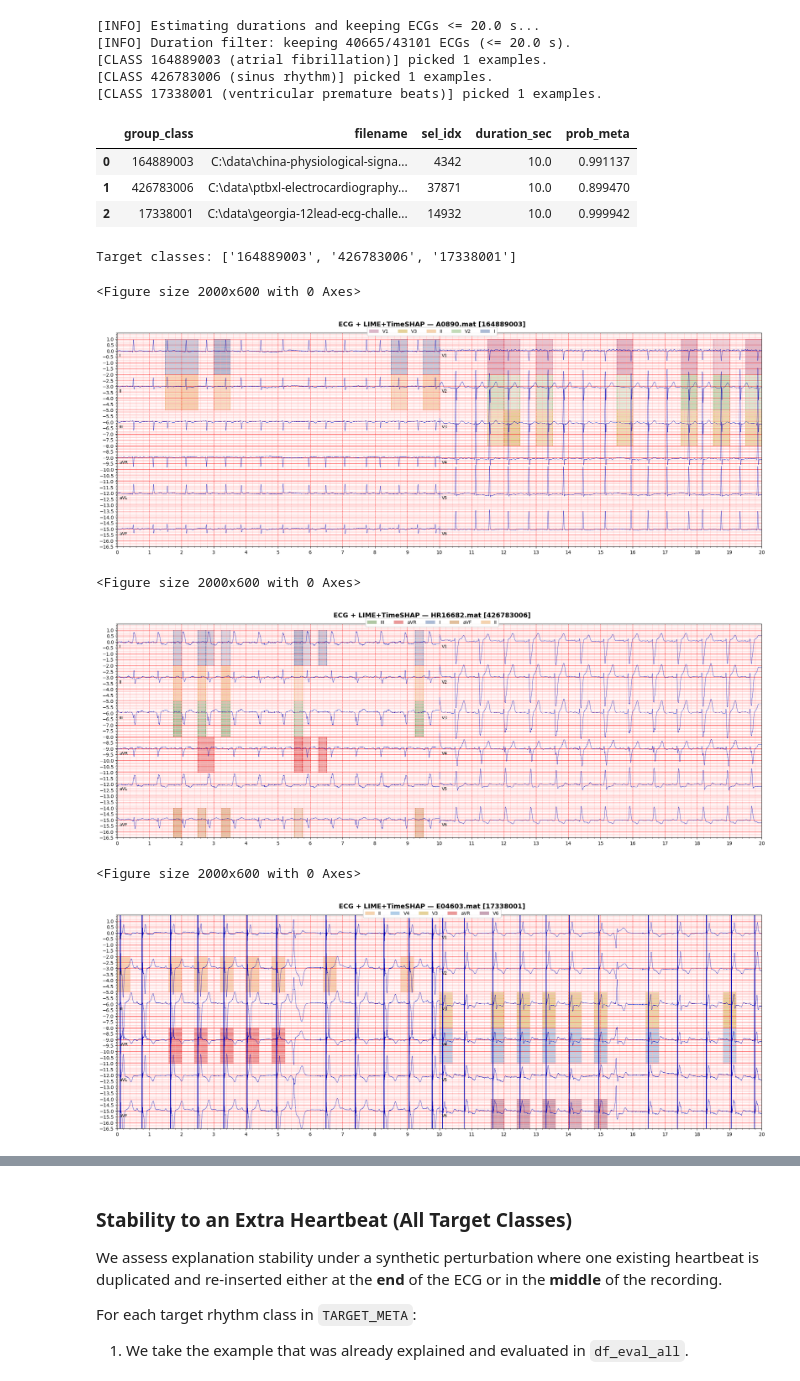
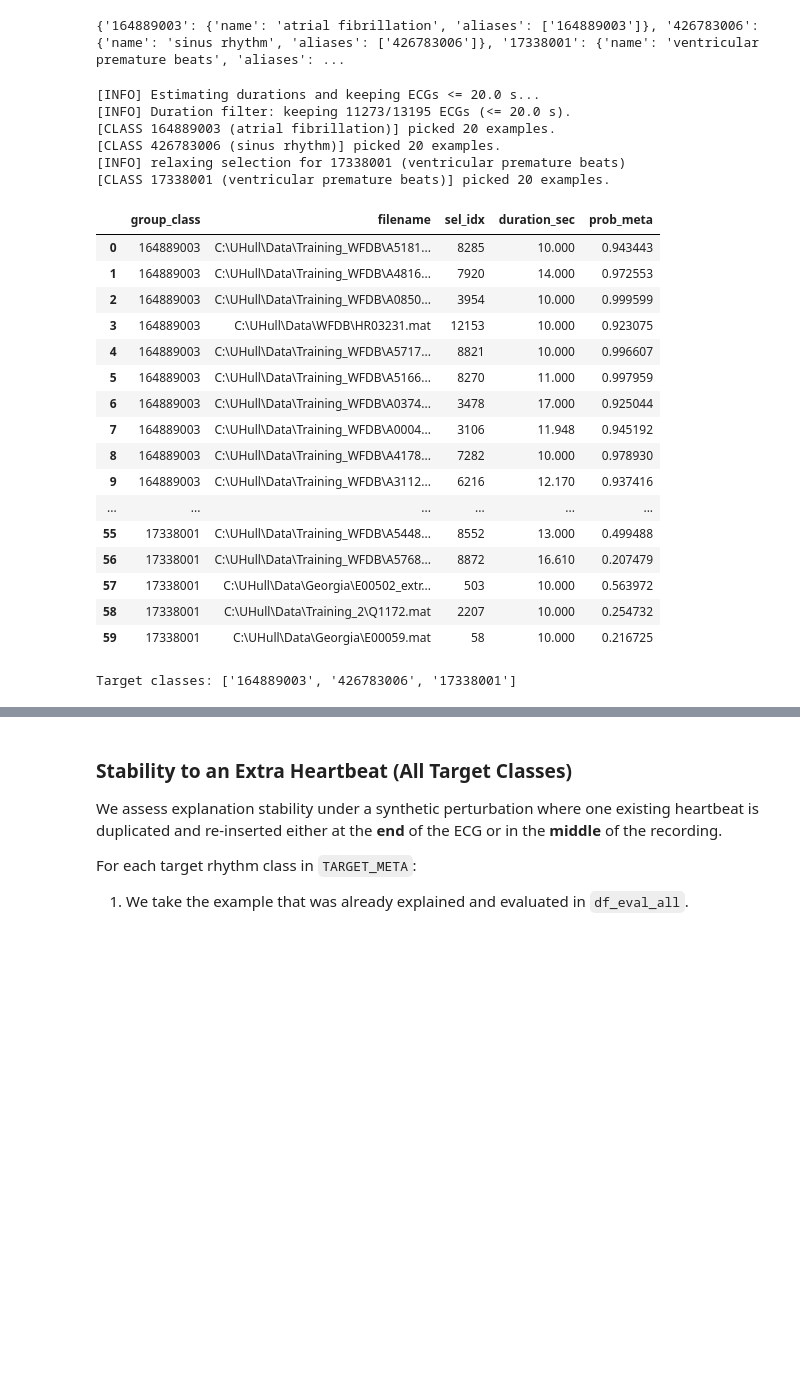
Before and after one commit to nareshwar/ecg-xai, a Jupyter notebook: notebook/ecg-xai.ipynb, the cells around one changed output, grey strips where cells are left out. Drawn from its saved outputs; the diff is of its cells as text; code cells hidden in the pictures; blank space fills up the shorter version.

```diff
--- a/notebook/ecg-xai.ipynb
+++ b/notebook/ecg-xai.ipynb
@@ -55,40 +64,51 @@ class_names = np.load(SNOMED_CLASSES_NPY, allow_pickle=True)
+# %%
+print(TARGET_META)
+# %% [output]
+{'164889003': {'name': 'atrial fibrillation', 'aliases': ['164889003']}, '426783006': {'name': 'sinus rhythm', 'aliases': ['426783006']}, '17338001': {'name': 'ventricular premature beats', 'aliases': ...
 # %%
-ECG_FILENAMES_PATH = ROOT / "data" / "ecg_filenames.npy"
-PROBS_PATH         = ROOT / "data" / "ecg_model_probs.npy"
-CLASS_NAMES_PATH   = ROOT / "data" / "snomed_classes.npy"
-Y_TRUE_PATH        = ROOT / "data" / "ecg_y_true.npy"
-ECG_DURATIONS_PATH = ROOT / "data" / "ecg_durations.npy"
-ECG_PRED_PATH      = ROOT / "data" / "ecg_xai_sel_meta_p0.85_k5.csv"
-
 ecg_filenames = np.load(ECG_FILENAMES_PATH, allow_pickle=True)
 probs         = np.load(PROBS_PATH)
 class_names   = np.load(CLASS_NAMES_PATH, allow_pickle=True)
 y_true        = np.load(Y_TRUE_PATH)
 
 sel_df = build_selection_df_with_aliases(
     ecg_filenames=ecg_filenames,
     probs=probs,
     class_names=class_names,
     target_meta=TARGET_META,
     y_true=y_true,
-    k_per_class=1,
+    k_per_class=20,
     min_prob=0.85,
     max_duration_sec=20.0,
     duration_cache_path=ECG_DURATIONS_PATH
 )
 
 sel_df.to_csv(ECG_PRED_PATH, index=False)
 sel_df
 # %% [output]
 [INFO] Estimating durations and keeping ECGs <= 20.0 s...
-[INFO] Duration filter: keeping 40665/43101 ECGs (<= 20.0 s).
-[CLASS 164889003 (atrial fibrillation)] picked 1 examples.
-[CLASS 426783006 (sinus rhythm)] picked 1 examples.
-[CLASS 17338001 (ventricular premature beats)] picked 1 examples.
+[INFO] Duration filter: keeping 11273/13195 ECGs (<= 20.0 s).
+[CLASS 164889003 (atrial fibrillation)] picked 20 examples.
+[CLASS 426783006 (sinus rhythm)] picked 20 examples.
+[INFO] relaxing selection for 17338001 (ventricular premature beats)
+[CLASS 17338001 (ventricular premature beats)] picked 20 examples.
 |  | group_class | filename | sel_idx | duration_sec | prob_meta |
-| 0 | 164889003 | C:\data\china-physiological-signa... | 4342 | 10.0 | 0.991137 |
-| 1 | 426783006 | C:\data\ptbxl-electrocardiography... | 37871 | 10.0 | 0.899470 |
-| 2 | 17338001 | C:\data\georgia-12lead-ecg-challe... | 14932 | 10.0 | 0.999942 |
+| 0 | 164889003 | C:\UHull\Data\Training_WFDB\A5181... | 8285 | 10.000 | 0.943443 |
+| 1 | 164889003 | C:\UHull\Data\Training_WFDB\A4816... | 7920 | 14.000 | 0.972553 |
+| 2 | 164889003 | C:\UHull\Data\Training_WFDB\A0850... | 3954 | 10.000 | 0.999599 |
+| 3 | 164889003 | C:\UHull\Data\WFDB\HR03231.mat | 12153 | 10.000 | 0.923075 |
+| 4 | 164889003 | C:\UHull\Data\Training_WFDB\A5717... | 8821 | 10.000 | 0.996607 |
+| 5 | 164889003 | C:\UHull\Data\Training_WFDB\A5166... | 8270 | 11.000 | 0.997959 |
+| 6 | 164889003 | C:\UHull\Data\Training_WFDB\A0374... | 3478 | 17.000 | 0.925044 |
+| 7 | 164889003 | C:\UHull\Data\Training_WFDB\A0004... | 3106 | 11.948 | 0.945192 |
+| 8 | 164889003 | C:\UHull\Data\Training_WFDB\A4178... | 7282 | 10.000 | 0.978930 |
+| 9 | 164889003 | C:\UHull\Data\Training_WFDB\A3112... | 6216 | 12.170 | 0.937416 |
+| ... | ... | ... | ... | ... | ... |
+| 55 | 17338001 | C:\UHull\Data\Training_WFDB\A5448... | 8552 | 13.000 | 0.499488 |
+| 56 | 17338001 | C:\UHull\Data\Training_WFDB\A5768... | 8872 | 16.610 | 0.207479 |
+| 57 | 17338001 | C:\UHull\Data\Georgia\E00502_extr... | 503 | 10.000 | 0.563972 |
+| 58 | 17338001 | C:\UHull\Data\Training_2\Q1172.mat | 2207 | 10.000 | 0.254732 |
+| 59 | 17338001 | C:\UHull\Data\Georgia\E00059.mat | 58 | 10.000 | 0.216725 |
 # %%
 target_classes = list(TARGET_META.keys())   # ["164889003", "426783006", "17338001"]
 
@@ -99,17 +119,11 @@ all_fused_payloads, df_lime_all, df_ts_all = run_fused_pipeline_for_classes(
     sel_df=sel_df,
     model=model,
     class_names=class_names,
-    max_examples_per_class=1,
+    max_examples_per_class=20,
     plot=True,
 )
 # %% [output]
 Target classes: ['164889003', '426783006', '17338001']
-<Figure size 2000x600 with 0 Axes>
-[figure, removed]
-<Figure size 2000x600 with 0 Axes>
-[figure, removed]
-<Figure size 2000x600 with 0 Axes>
-[figure, removed]
 # %%
 df_eval_all = evaluate_all_payloads(
     all_payloads=all_fused_payloads,
```
Also changed, not shown: parts of 4 cells of this notebook, 9 other files.
